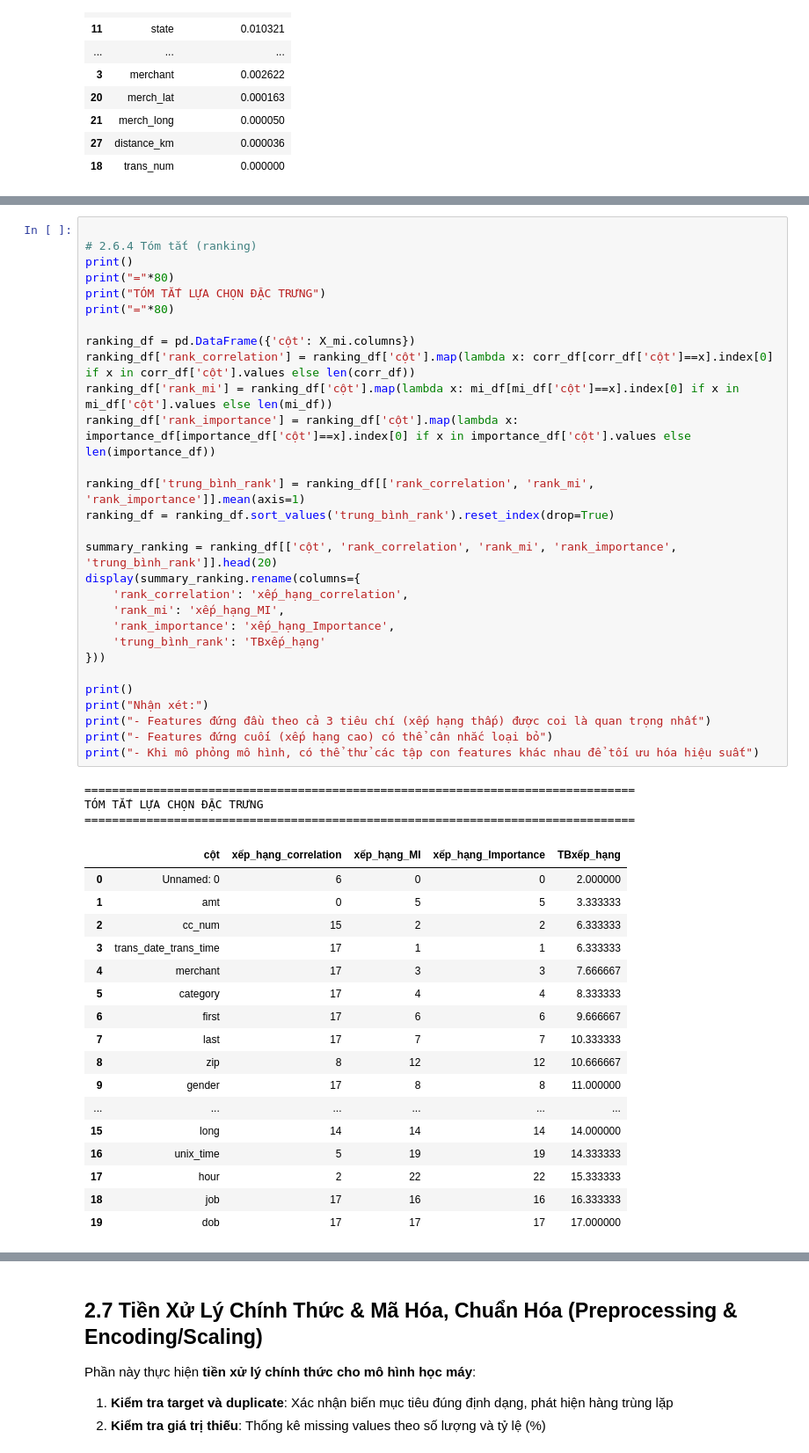
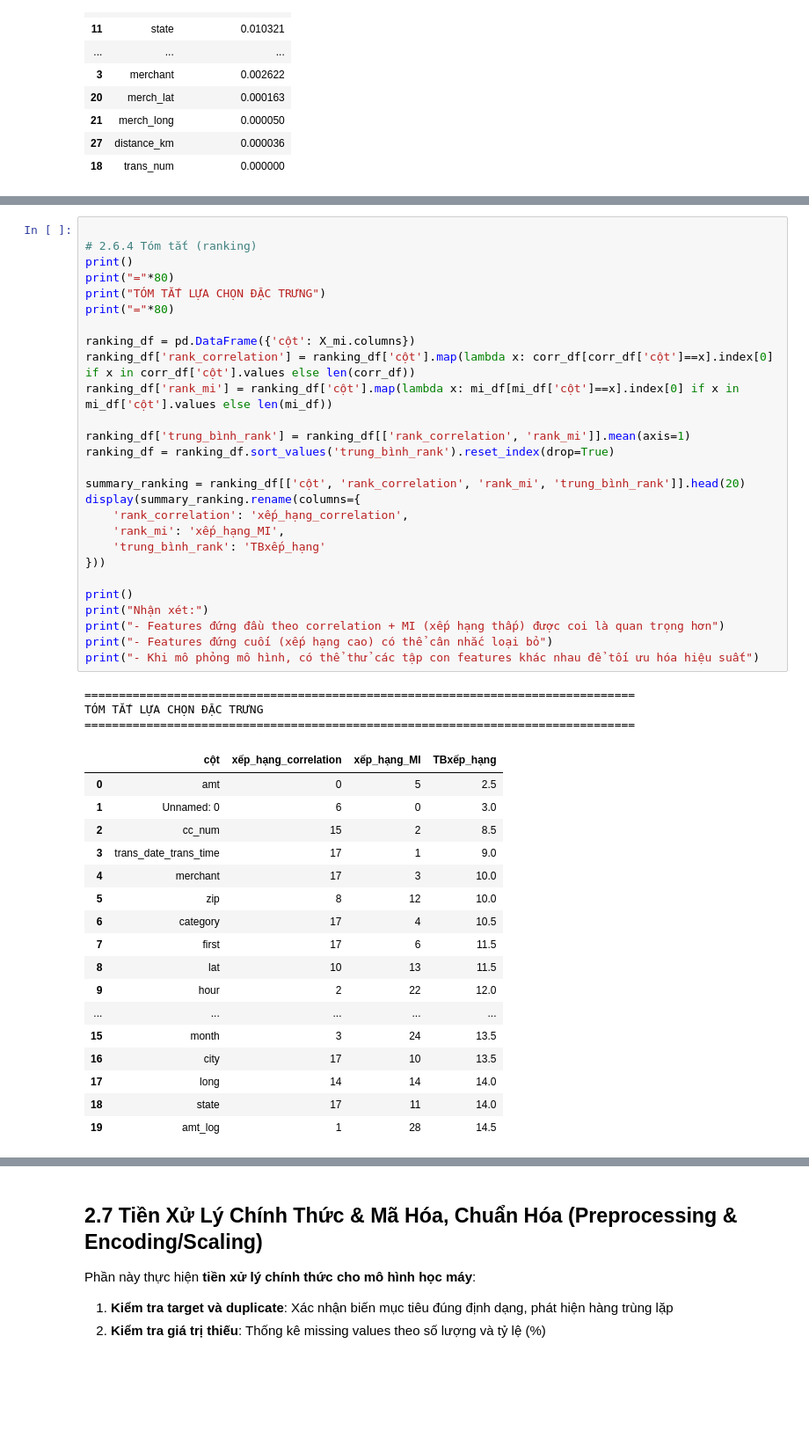
Before and after one commit to huihoang/DataM-DataW, a Jupyter notebook: notebooks/fraud_detection_btl.ipynb, the cells around one changed output, grey strips where cells are left out. Shown at 88% size. Cells and saved outputs as stored; diff of their text form; blank space fills up the shorter version.

```diff
--- a/notebooks/fraud_detection_btl.ipynb
+++ b/notebooks/fraud_detection_btl.ipynb
@@ -1023,51 +976,49 @@ Feature Importance từ Random Forest:
 # %%
 
 # 2.6.4 Tóm tắt (ranking)
 print()
 print("="*80)
 print("TÓM TẮT LỰA CHỌN ĐẶC TRƯNG")
 print("="*80)
 
 ranking_df = pd.DataFrame({'cột': X_mi.columns})
 ranking_df['rank_correlation'] = ranking_df['cột'].map(lambda x: corr_df[corr_df['cột']==x].index[0] if x in corr_df['cột'].values else len(corr_df))
 ranking_df['rank_mi'] = ranking_df['cột'].map(lambda x: mi_df[mi_df['cột']==x].index[0] if x in mi_df['cột'].values else len(mi_df))
-ranking_df['rank_importance'] = ranking_df['cột'].map(lambda x: importance_df[importance_df['cột']==x].index[0] if x in importance_df['cột'].values else len(importance_df))
 
-ranking_df['trung_bình_rank'] = ranking_df[['rank_correlation', 'rank_mi', 'rank_importance']].mean(axis=1)
+ranking_df['trung_bình_rank'] = ranking_df[['rank_correlation', 'rank_mi']].mean(axis=1)
 ranking_df = ranking_df.sort_values('trung_bình_rank').reset_index(drop=True)
 
-summary_ranking = ranking_df[['cột', 'rank_correlation', 'rank_mi', 'rank_importance', 'trung_bình_rank']].head(20)
+summary_ranking = ranking_df[['cột', 'rank_correlation', 'rank_mi', 'trung_bình_rank']].head(20)
 display(summary_ranking.rename(columns={
     'rank_correlation': 'xếp_hạng_correlation',
     'rank_mi': 'xếp_hạng_MI',
-    'rank_importance': 'xếp_hạng_Importance',
     'trung_bình_rank': 'TBxếp_hạng'
 }))
 
 print()
 print("Nhận xét:")
-print("- Features đứng đầu theo cả 3 tiêu chí (xếp hạng thấp) được coi là quan trọng nhất")
+print("- Features đứng đầu theo correlation + MI (xếp hạng thấp) được coi là quan trọng hơn")
 print("- Features đứng cuối (xếp hạng cao) có thể cân nhắc loại bỏ")
 print("- Khi mô phỏng mô hình, có thể thử các tập con features khác nhau để tối ưu hóa hiệu suất")
 # %% [output]
 ================================================================================
 TÓM TẮT LỰA CHỌN ĐẶC TRƯNG
 ================================================================================
-|  | cột | xếp_hạng_correlation | xếp_hạng_MI | xếp_hạng_Importance | TBxếp_hạng |
-| 0 | Unnamed: 0 | 6 | 0 | 0 | 2.000000 |
-| 1 | amt | 0 | 5 | 5 | 3.333333 |
-| 2 | cc_num | 15 | 2 | 2 | 6.333333 |
-| 3 | trans_date_trans_time | 17 | 1 | 1 | 6.333333 |
-| 4 | merchant | 17 | 3 | 3 | 7.666667 |
-| 5 | category | 17 | 4 | 4 | 8.333333 |
-| 6 | first | 17 | 6 | 6 | 9.666667 |
-| 7 | last | 17 | 7 | 7 | 10.333333 |
-| 8 | zip | 8 | 12 | 12 | 10.666667 |
-| 9 | gender | 17 | 8 | 8 | 11.000000 |
-| ... | ... | ... | ... | ... | ... |
-| 15 | long | 14 | 14 | 14 | 14.000000 |
-| 16 | unix_time | 5 | 19 | 19 | 14.333333 |
-| 17 | hour | 2 | 22 | 22 | 15.333333 |
-| 18 | job | 17 | 16 | 16 | 16.333333 |
-| 19 | dob | 17 | 17 | 17 | 17.000000 |
+|  | cột | xếp_hạng_correlation | xếp_hạng_MI | TBxếp_hạng |
+| 0 | amt | 0 | 5 | 2.5 |
+| 1 | Unnamed: 0 | 6 | 0 | 3.0 |
+| 2 | cc_num | 15 | 2 | 8.5 |
+| 3 | trans_date_trans_time | 17 | 1 | 9.0 |
+| 4 | merchant | 17 | 3 | 10.0 |
+| 5 | zip | 8 | 12 | 10.0 |
+| 6 | category | 17 | 4 | 10.5 |
+| 7 | first | 17 | 6 | 11.5 |
+| 8 | lat | 10 | 13 | 11.5 |
+| 9 | hour | 2 | 22 | 12.0 |
+| ... | ... | ... | ... | ... |
+| 15 | month | 3 | 24 | 13.5 |
+| 16 | city | 17 | 10 | 13.5 |
+| 17 | long | 14 | 14 | 14.0 |
+| 18 | state | 17 | 11 | 14.0 |
+| 19 | amt_log | 1 | 28 | 14.5 |
 Nhận xét:
```
Also changed, not shown: parts of 7 cells of this notebook, 1 other file.
